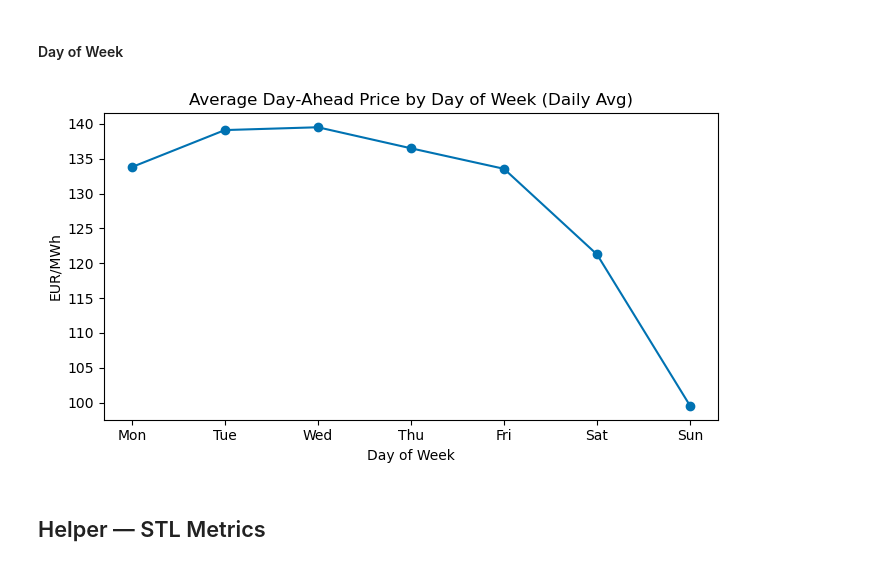
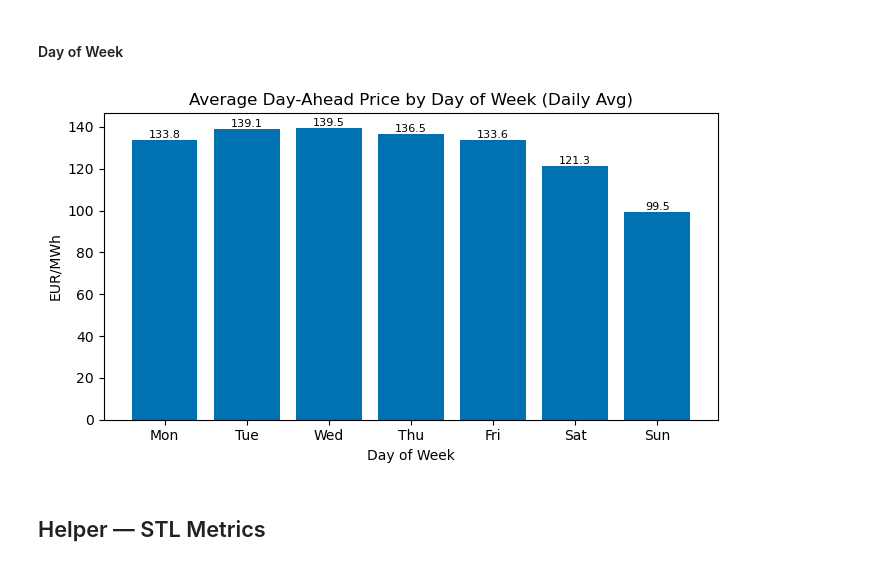
Before and after one commit to TedOiler/aoxtrade, a Jupyter notebook: task2/task2.ipynb, the cells around one changed output. Cells and saved outputs as stored; diff of their text form; code cells hidden in the pictures.

```diff
--- a/task2/task2.ipynb
+++ b/task2/task2.ipynb
@@ -179,19 +179,26 @@ month_avg.to_csv("month_of_year_avg.csv", header=[PRICE_COL])
 # %%
 dow_avg   = price_daily.groupby(price_daily.index.dayofweek).mean()
 dow_names = ["Mon","Tue","Wed","Thu","Fri","Sat","Sun"]
 
 plt.figure(figsize=(7,4))
-plt.plot(dow_names[:len(dow_avg)], dow_avg.values, marker="o")
+plt.bar(dow_names, dow_avg.values)
 plt.title("Average Day-Ahead Price by Day of Week (Daily Avg)")
-plt.xlabel("Day of Week"); plt.ylabel("EUR/MWh")
+plt.xlabel("Day of Week")
+plt.ylabel("EUR/MWh")
+
+# Optional: label bars
+for i, v in enumerate(dow_avg.values):
+    if not np.isnan(v):
+        plt.text(i, v, f"{v:.1f}", ha="center", va="bottom", fontsize=8)
+
 plt.tight_layout()
 plt.savefig("plot_dow_daily_avg.png", dpi=200, bbox_inches="tight")
 plt.show()
 
-# Save table
+# Save table (will include NaN if some weekdays were missing)
 dow_avg.to_csv("day_of_week_avg.csv", header=["EUR/MWh"])
 # %% [output]
-[figure, old version]
+[figure, new version]
 # %% [markdown]
 ## Helper — STL Metrics
 # %%
```
Also changed, not shown: 8 other files.
